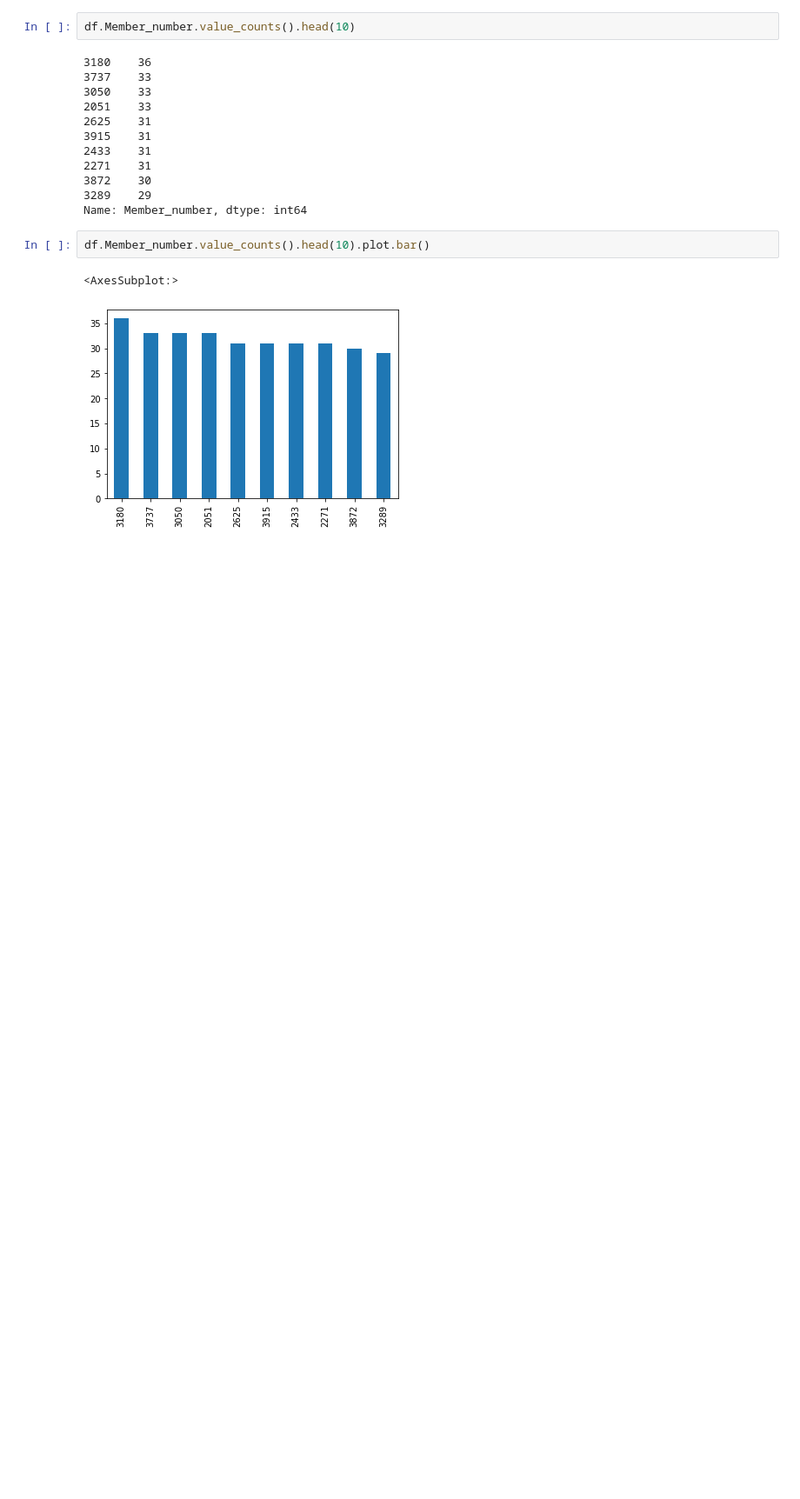
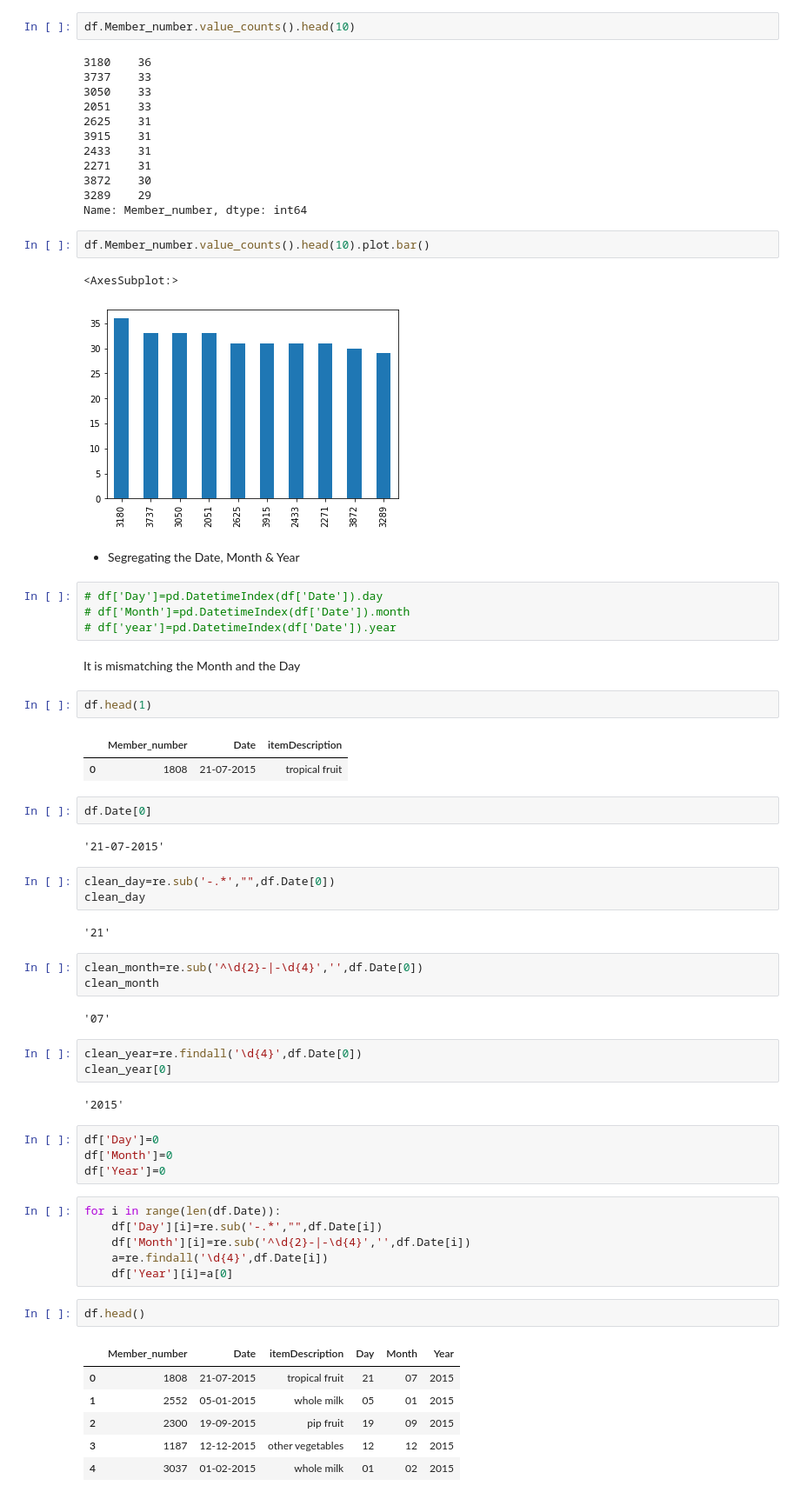
Before and after one commit to Naveen-Karanamu/Market-Basket-Groceries, a Jupyter notebook: main.ipynb, the cells around one changed output. Shown at 87% size. Cells and saved outputs as stored; diff of their text form; blank space fills up the shorter version.

Commit message:
Cleaned: Date

```diff
--- a/main.ipynb
+++ b/main.ipynb
@@ -138,3 +139,54 @@ df.Member_number.value_counts().head(10).plot.bar()
 # %% [output]
 <AxesSubplot:>
 [figure]
+# %% [markdown]
+* Segregating the Date, Month & Year
+# %%
+# df['Day']=pd.DatetimeIndex(df['Date']).day
+# df['Month']=pd.DatetimeIndex(df['Date']).month
+# df['year']=pd.DatetimeIndex(df['Date']).year
+# %% [markdown]
+It is mismatching the Month and the Day
+# %%
+df.head(1)
+# %% [output]
+|  | Member_number | Date | itemDescription |
+| 0 | 1808 | 21-07-2015 | tropical fruit |
+# %%
+df.Date[0]
+# %% [output]
+'21-07-2015'
+# %%
+clean_day=re.sub('-.*',"",df.Date[0])
+clean_day
+# %% [output]
+'21'
+# %%
+clean_month=re.sub('^\d{2}-|-\d{4}','',df.Date[0])
+clean_month
+# %% [output]
+'07'
+# %%
+clean_year=re.findall('\d{4}',df.Date[0])
+clean_year[0]
+# %% [output]
+'2015'
+# %%
+df['Day']=0
+df['Month']=0
+df['Year']=0
+# %%
+for i in range(len(df.Date)):
+    df['Day'][i]=re.sub('-.*',"",df.Date[i])
+    df['Month'][i]=re.sub('^\d{2}-|-\d{4}','',df.Date[i])
+    a=re.findall('\d{4}',df.Date[i])
+    df['Year'][i]=a[0]
+# %%
+df.head()
+# %% [output]
+|  | Member_number | Date | itemDescription | Day | Month | Year |
+| 0 | 1808 | 21-07-2015 | tropical fruit | 21 | 07 | 2015 |
+| 1 | 2552 | 05-01-2015 | whole milk | 05 | 01 | 2015 |
+| 2 | 2300 | 19-09-2015 | pip fruit | 19 | 09 | 2015 |
+| 3 | 1187 | 12-12-2015 | other vegetables | 12 | 12 | 2015 |
+| 4 | 3037 | 01-02-2015 | whole milk | 01 | 02 | 2015 |
```
Also changed, not shown: parts of 1 cell of this notebook.
